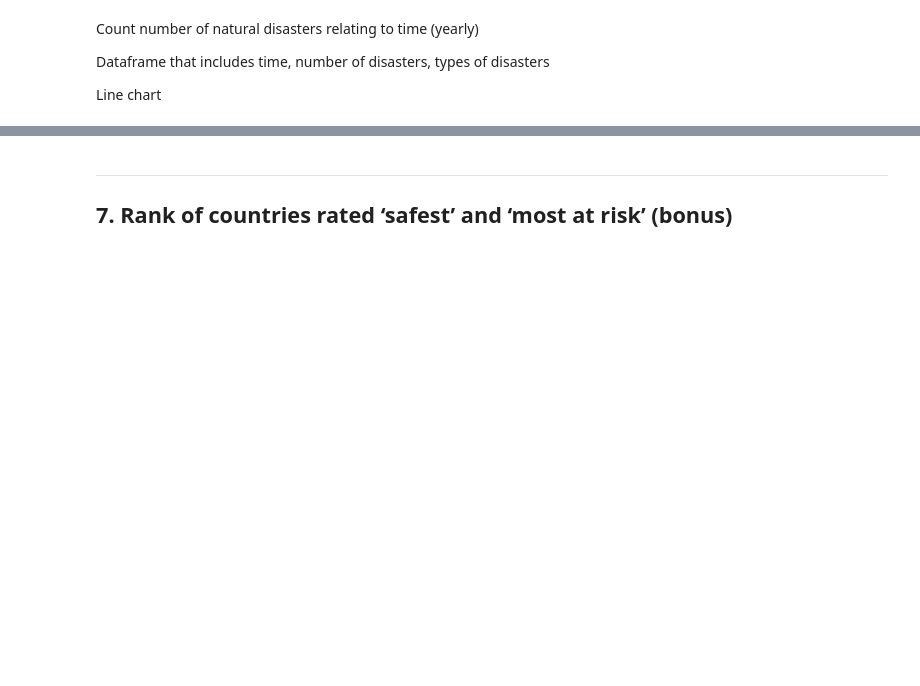
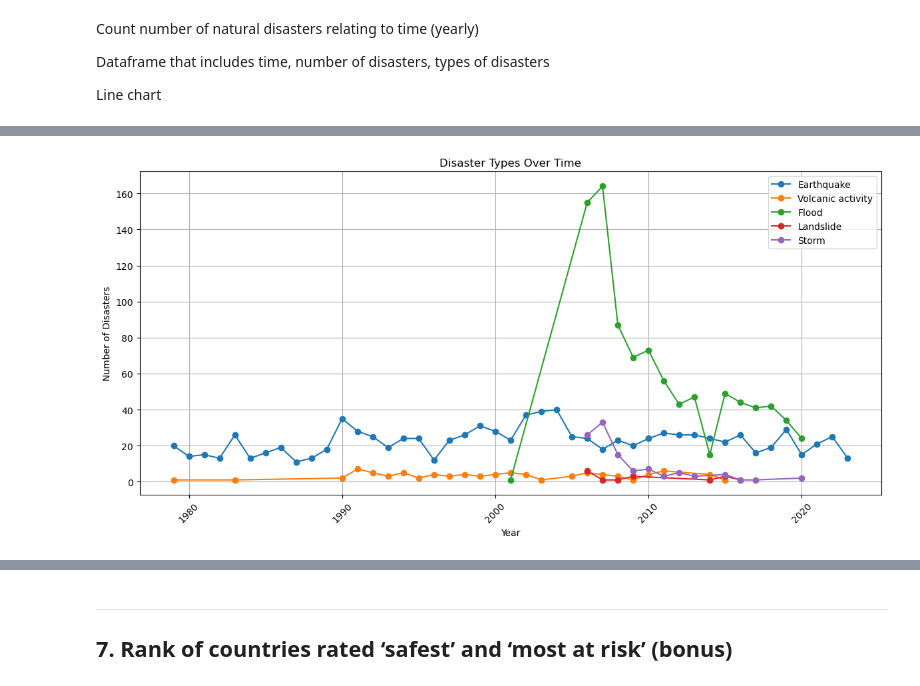
Before and after one commit to mhosseinf/Project_11, a Jupyter notebook: Project_1.ipynb, the cells around one changed output, grey strips where cells are left out. Drawn from its saved outputs; the diff is of its cells as text; code cells hidden in the pictures; blank space fills up the shorter version.

```diff
--- a/Project_1.ipynb
+++ b/Project_1.ipynb
@@ -601,3 +635,18 @@ Count number of natural disasters relating to time (yearly)
 Dataframe that includes time, number of disasters, types of disasters
 
 Line chart
+# %%
+# Group data by year and disaster type, and count the number of disasters for each type in each year
+disaster_counts = main_data_df.groupby(['Year', 'Disaster Type']).size().reset_index(name='Count')
+
+# Create a DataFrame to store the total number of disasters per year
+total_disasters = disaster_counts.groupby('Year')['Count'].sum().reset_index()
+
+# Merge the total_disasters DataFrame with the original disaster_counts DataFrame
+merged_df = pd.merge(disaster_counts, total_disasters, on='Year', suffixes=('', '_Total'))
+
+# Rename columns for clarity
+merged_df = merged_df.rename(columns={'Count_Total': 'Total_Disasters'})
+
+# Display the DataFrame
+merged_df
@@ -603,0 +667,29 @@ Line chart
+# %%
+# Create a line chart with multiple lines
+plt.figure(figsize=(12, 6))
+
+# Create lines for each disaster type
+for disaster_type in merged_df['Disaster Type'].unique():
+    subset = merged_df[merged_df['Disaster Type'] == disaster_type]
+    plt.plot(subset['Year'], subset['Count'], marker='o', label=disaster_type)
+
+# Set labels and title
+plt.xlabel('Year')
+plt.ylabel('Number of Disasters')
+plt.title('Disaster Types Over Time')
+
+# Rotate x-axis labels for better readability
+plt.xticks(rotation=45)
+
+# Add a legend
+plt.legend()
+
+#Save the plot
+plt.savefig("Resources/disasterTypeOverTime.png")
+
+# Show the line chart
+plt.grid(True)
+plt.tight_layout()
+plt.show()
+# %% [output]
+[figure, added]
```
Also changed, not shown: parts of 12 cells of this notebook, 4 other files.
